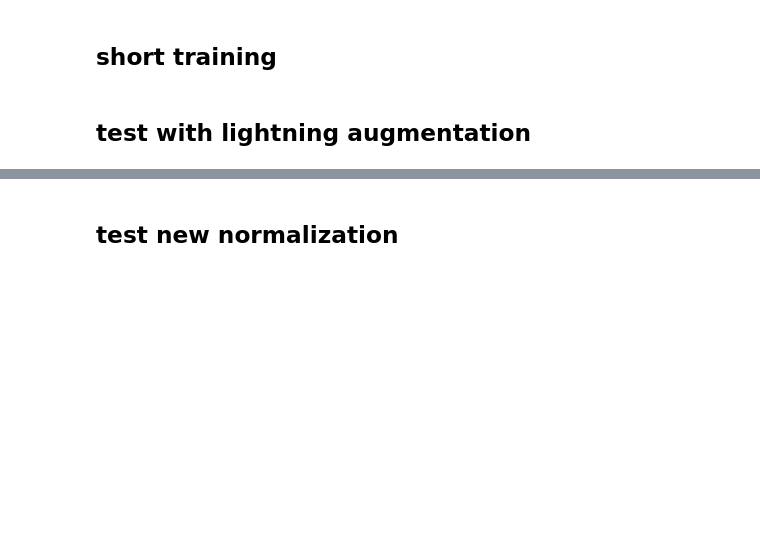
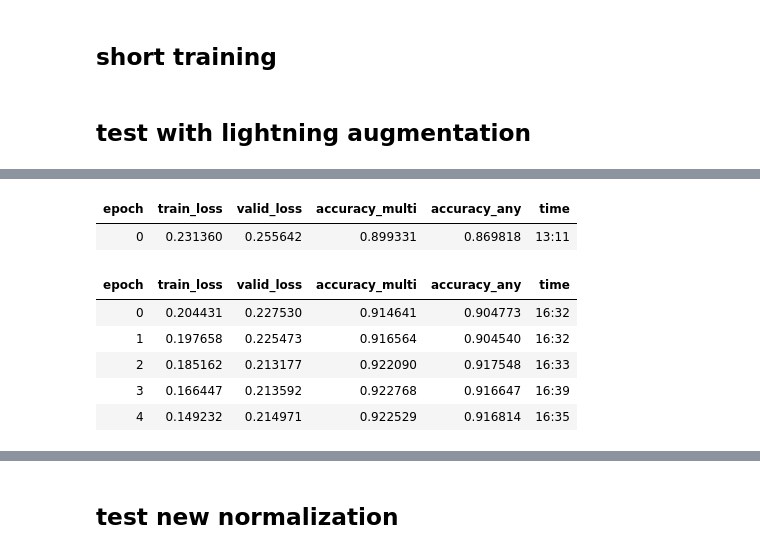
Before and after one commit to CozyDoomer/RSNA-intracranial-hemorrhage-detection, a Jupyter notebook: prototyping-fastai.ipynb, the cells around one changed output, grey strips where cells are left out. Drawn from its saved outputs; the diff is of its cells as text; code cells hidden in the pictures; blank space fills up the shorter version.

```diff
--- a/prototyping-fastai.ipynb
+++ b/prototyping-fastai.ipynb
@@ -185,6 +216,15 @@ do_fit(192, 160, 4, 2e-3, save_name='xresnet50_160px_sample_lightaugs')
 # %%
 learn = learn.load('xresnet50_160px_sample_lightaugs')
 # %%
-do_fit(80, 256, 4, 1e-3, save_name='xresnet50_256px_sample_lightaugs')
+do_fit(80, 256, 5, 2e-3, save_name='xresnet50_256px_sample_lightaugs')
+# %% [output]
+| epoch | train_loss | valid_loss | accuracy_multi | accuracy_any | time |
+| 0 | 0.231360 | 0.255642 | 0.899331 | 0.869818 | 13:11 |
+| epoch | train_loss | valid_loss | accuracy_multi | accuracy_any | time |
+| 0 | 0.204431 | 0.227530 | 0.914641 | 0.904773 | 16:32 |
+| 1 | 0.197658 | 0.225473 | 0.916564 | 0.904540 | 16:32 |
+| 2 | 0.185162 | 0.213177 | 0.922090 | 0.917548 | 16:33 |
+| 3 | 0.166447 | 0.213592 | 0.922768 | 0.916647 | 16:39 |
+| 4 | 0.149232 | 0.214971 | 0.922529 | 0.916814 | 16:35 |
 # %%
 learn = learn.load('xresnet50_256px_sample_lightaugs')
```
Also changed, not shown: parts of 21 cells of this notebook.
